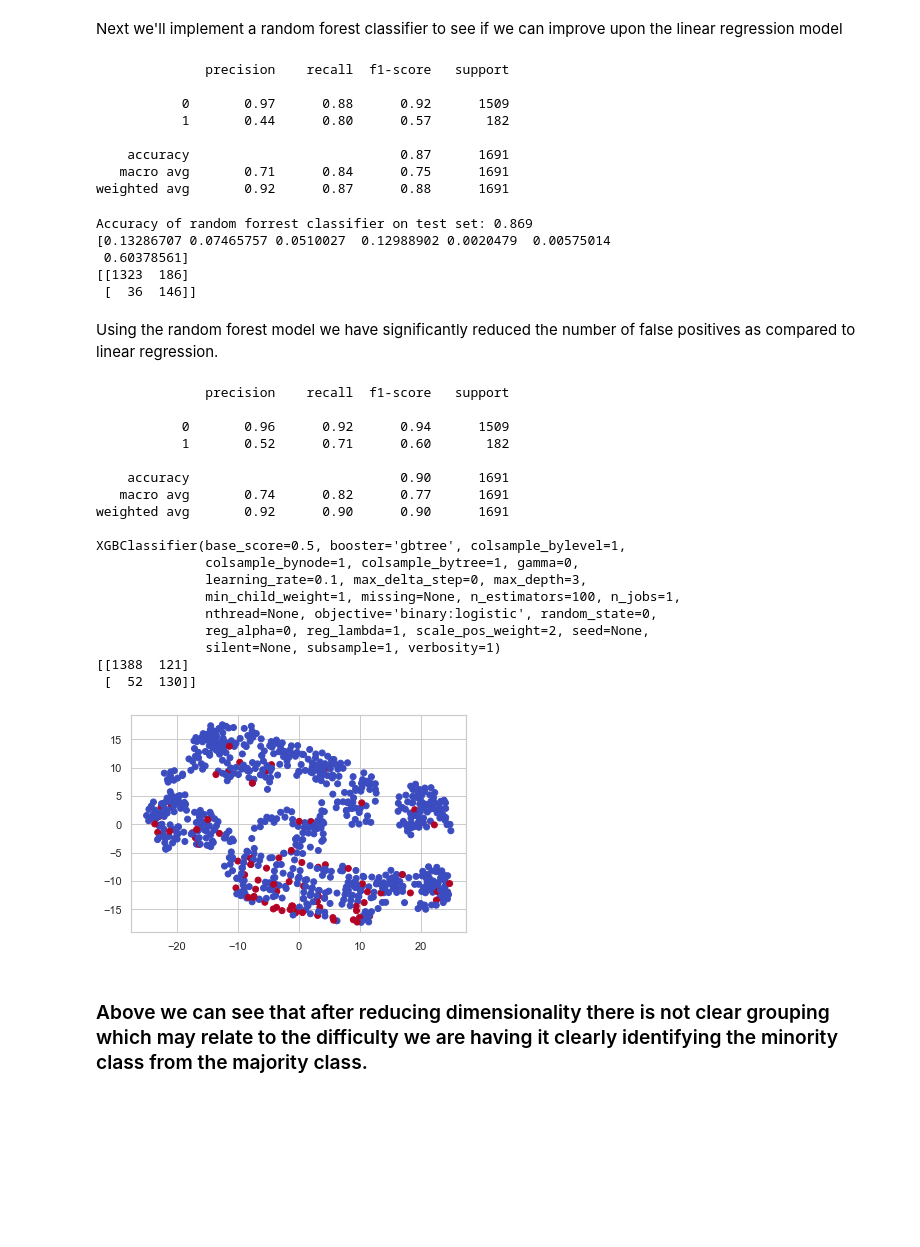
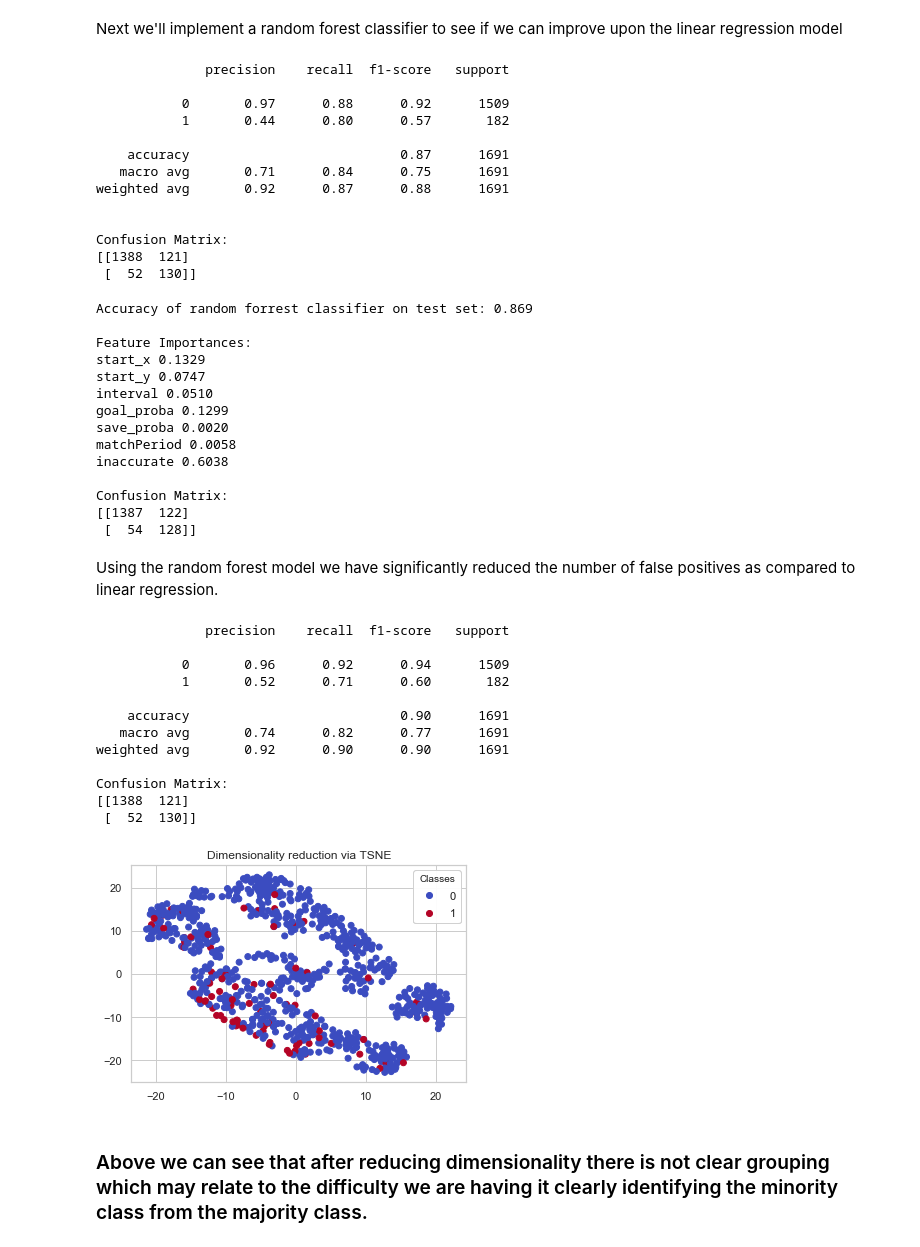
Before and after one commit to rjlussier/European_soccer_prediction, a Jupyter notebook: Soccer_Machine_Learning.ipynb, the cells around one changed output. Drawn from its saved outputs; the diff is of its cells as text; code cells hidden in the pictures; blank space fills up the shorter version.

Commit message:
Update jupyter notebooks
-Minor refactoring
-Added features such as goal and save probability
-Added random forests and XGBoost models to ML notebook

```diff
--- a/Soccer_Machine_Learning.ipynb
+++ b/Soccer_Machine_Learning.ipynb
@@ -237,6 +305,9 @@ RdmFrst.fit(X_train, y_train)
 y_pred = RdmFrst.predict(X_test)
 
 print(metrics.classification_report(y_test, y_pred))
+print()
+print('Confusion Matrix:')
+print(cf_matrix)
 # %% [output]
               precision    recall  f1-score   support
 
@@ -246,17 +317,34 @@ print(metrics.classification_report(y_test, y_pred))
     accuracy                           0.87      1691
    macro avg       0.71      0.84      0.75      1691
 weighted avg       0.92      0.87      0.88      1691
+
+
+Confusion Matrix:
+[[1388  121]
+ [  52  130]]
 # %%
 cf_matrix = confusion_matrix(y_test, y_pred)
 print('Accuracy of random forrest classifier on test set: {:.3f}'.format(RdmFrst.score(X_test, y_test)))
-print(RdmFrst.feature_importances_)
-print(cf_matrix)
+feature_names = X_test.columns.values
+predictor_importance = RdmFrst.feature_importances_
+print('\nFeature Importances:')
+for x in range(0, len(feature_names)):
+    print(feature_names[x], '%.4f' % (predictor_importance[x]))
 # %% [output]
 Accuracy of random forrest classifier on test set: 0.869
-[0.13286707 0.07465757 0.0510027  0.12988902 0.0020479  0.00575014
- 0.60378561]
-[[1323  186]
- [  36  146]]
+
+Feature Importances:
+start_x 0.1329
+start_y 0.0747
+interval 0.0510
+goal_proba 0.1299
+save_proba 0.0020
+matchPeriod 0.0058
+inaccurate 0.6038
+
+Confusion Matrix:
+[[1387  122]
+ [  54  128]]
 # %% [markdown]
 Using the random forest model we have significantly reduced the number of false positives as compared to linear regression.
 # %%
@@ -268,9 +356,8 @@ XGB.fit(X_train, y_train)
 y_pred = XGB.predict(X_test)
 print(metrics.classification_report(y_test, y_pred))
 
-print(XGB)
-
 cf_matrix = confusion_matrix(y_test, y_pred)
+print('Confusion Matrix:')
 print(cf_matrix)
 # %% [output]
               precision    recall  f1-score   support
@@ -282,33 +369,27 @@ print(cf_matrix)
    macro avg       0.74      0.82      0.77      1691
 weighted avg       0.92      0.90      0.90      1691
 
-XGBClassifier(base_score=0.5, booster='gbtree', colsample_bylevel=1,
-              colsample_bynode=1, colsample_bytree=1, gamma=0,
-              learning_rate=0.1, max_delta_step=0, max_depth=3,
-              min_child_weight=1, missing=None, n_estimators=100, n_jobs=1,
-              nthread=None, objective='binary:logistic', random_state=0,
-              reg_alpha=0, reg_lambda=1, scale_pos_weight=2, seed=None,
-              silent=None, subsample=1, verbosity=1)
+Confusion Matrix:
 [[1388  121]
  [  52  130]]
 # %%
 from sklearn.manifold import TSNE
 
 X_sample = X.sample(n=800, random_state=42)
 y_sample = y.loc[X_sample.index]
 
 tsne_x = TSNE(n_components=2, perplexity=50, n_iter=30000)
 X_embedded = tsne_x.fit_transform(X_sample)
 
-#ax = fig.add_subplot(2, 5, 2 + i + (i > 3))
-plt.scatter(X_embedded[:, 0], X_embedded[:, 1], c=y_sample, cmap='coolwarm')
-#ax.set_title("%s (%.2g sec)" % (label, t1 - t0))
-#ax.xaxis.set_major_formatter(NullFormatter())
-#ax.yaxis.set_major_formatter(NullFormatter())
-#ax.axis('tight')
+fig, ax = plt.subplots()
+scatter = ax.scatter(X_embedded[:, 0], X_embedded[:, 1], c=y_sample, cmap='coolwarm')
+ax.set_title('Dimensionality reduction via TSNE')
+legend = ax.legend(*scatter.legend_elements(), loc="best", title="Classes")
+ax.add_artist(legend)
+ax.axis('tight')
 plt.show()
 # %% [output]
-[figure, old version]
+[figure, new version]
 # %% [markdown]
 ### Above we can see that after reducing dimensionality there is not clear grouping which may relate to the difficulty we are having it clearly identifying the minority class from the majority class.
 # %%
```
Also changed, not shown: parts of 13 cells of this notebook.
